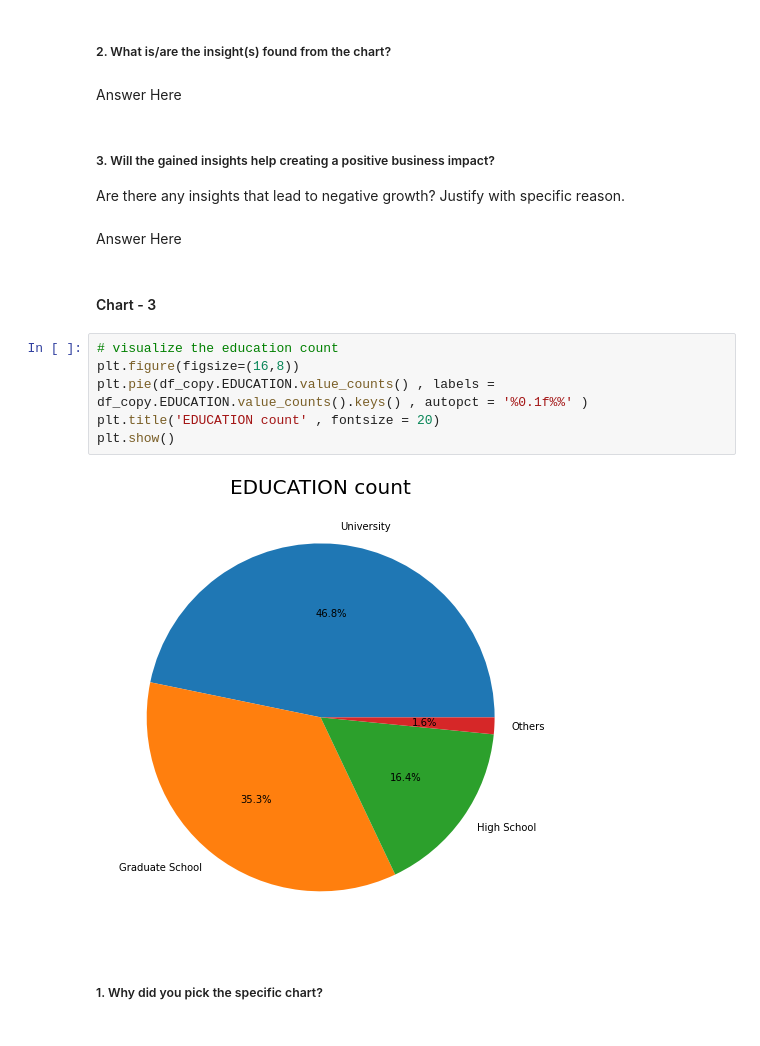
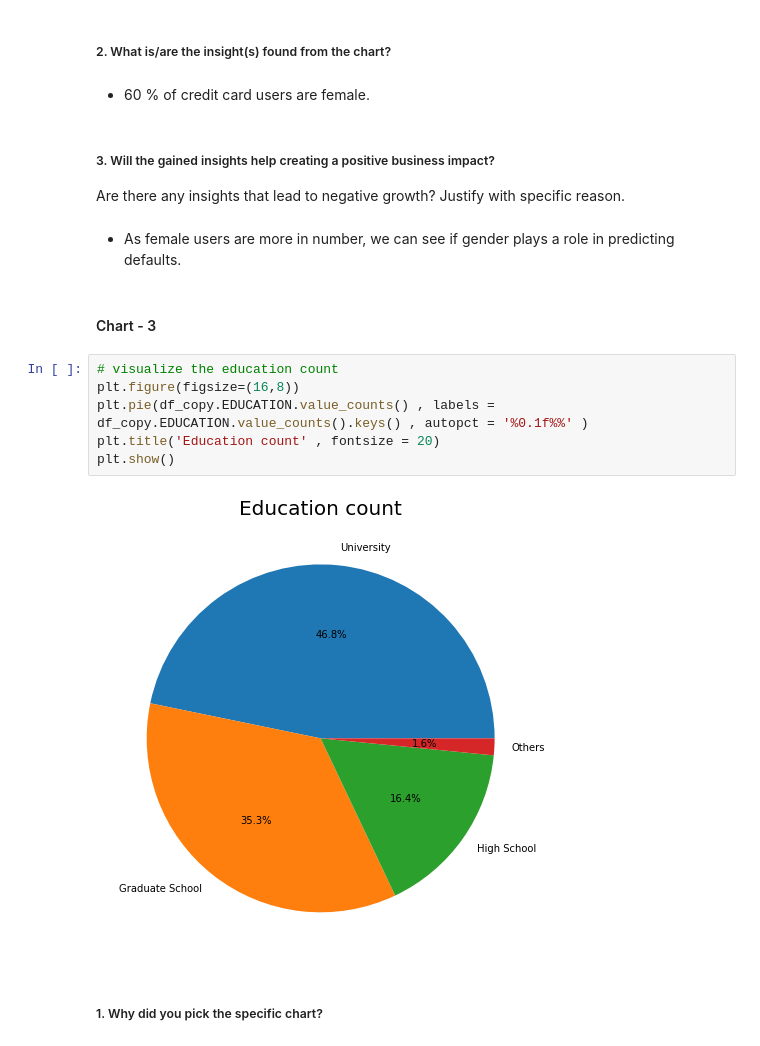
Before and after one commit to Shreyash-Jagdale/Classification---Credit-Card-Default-Prediction, a Jupyter notebook: Credit_Card_Default_Prediction_Capstone_Project.ipynb, the cells around one changed output. Drawn from its saved outputs; the diff is of its cells as text.

```diff
--- a/Credit_Card_Default_Prediction_Capstone_Project.ipynb
+++ b/Credit_Card_Default_Prediction_Capstone_Project.ipynb
@@ -561,23 +561,23 @@ plt.show()
 * Pie chart gives the proportion, divided into slices of circle. Here, to demonstrate the proportion male and female we used pie chart .
 # %% [markdown]
 ##### 2. What is/are the insight(s) found from the chart?
-# %% [markdown]
-Answer Here
+# %% [markdown]
+* 60 % of credit card users are female.
 # %% [markdown]
 ##### 3. Will the gained insights help creating a positive business impact?
 Are there any insights that lead to negative growth? Justify with specific reason.
-# %% [markdown]
-Answer Here
+# %% [markdown]
+* As female users are more in number, we can see if gender plays a role in predicting defaults.
 # %% [markdown]
 #### Chart - 3
 # %%
 # visualize the education count
 plt.figure(figsize=(16,8))
 plt.pie(df_copy.EDUCATION.value_counts() , labels = df_copy.EDUCATION.value_counts().keys() , autopct = '%0.1f%%' )
-plt.title('EDUCATION count' , fontsize = 20)
+plt.title('Education count' , fontsize = 20)
 plt.show()
 # %% [output]
-[figure, old version]
+[figure, new version]
 # %% [markdown]
 ##### 1. Why did you pick the specific chart?
 # %% [markdown]
```
Also changed, not shown: parts of 69 cells of this notebook.
